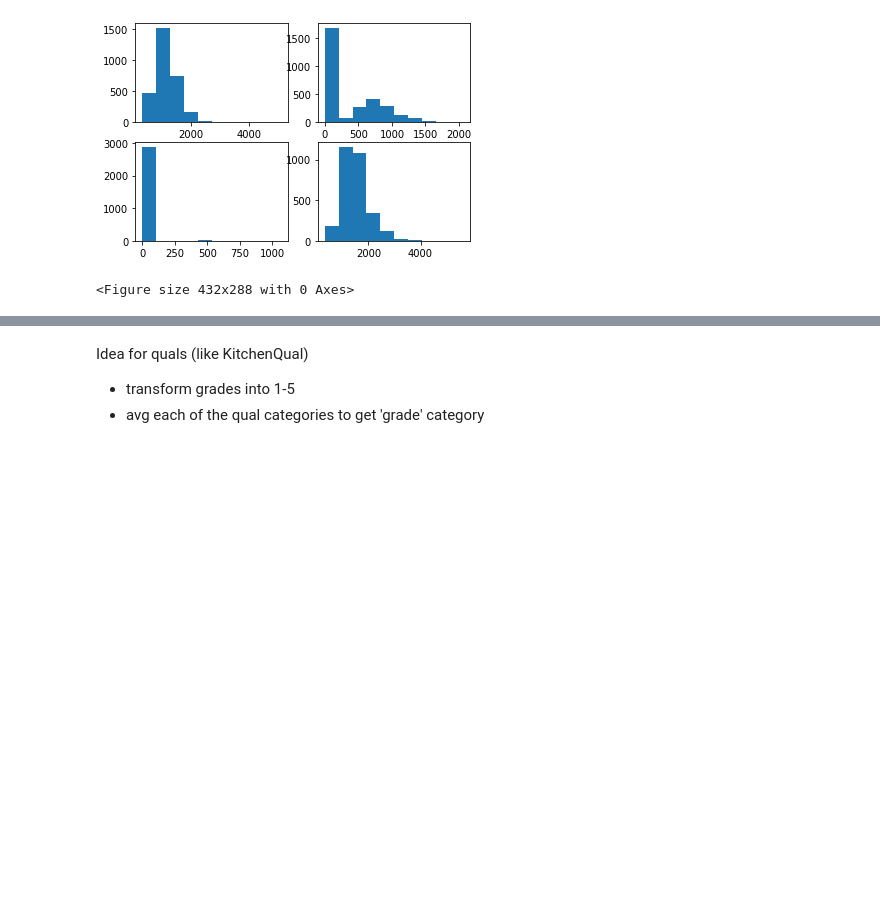
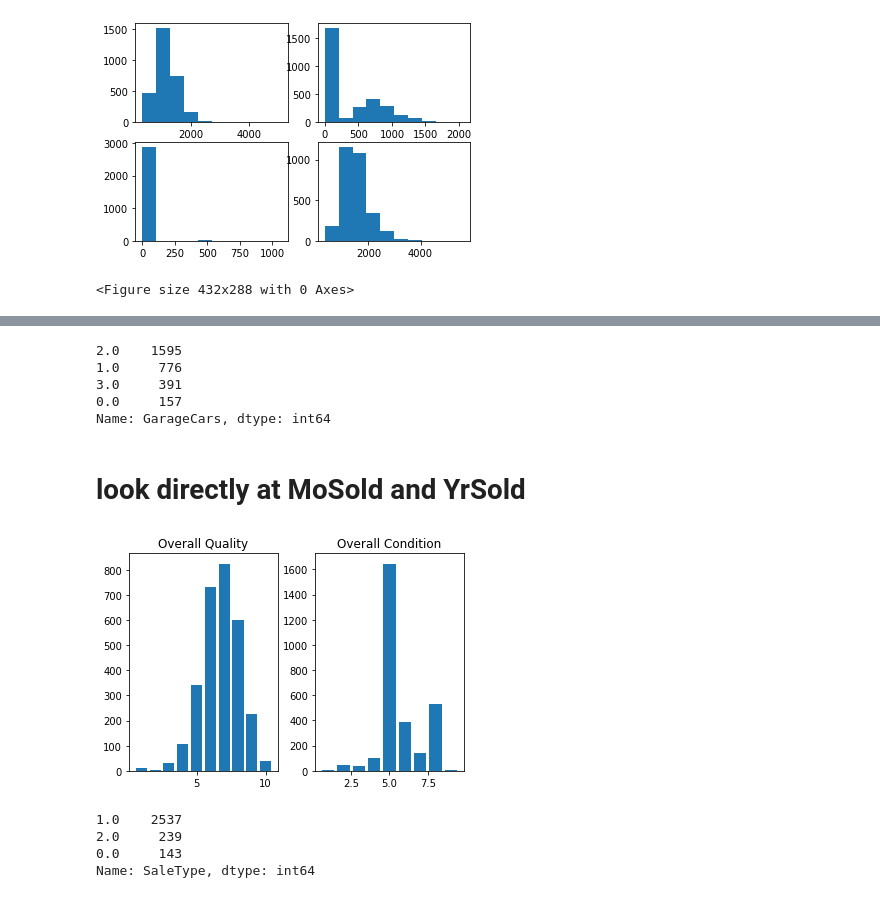
Before and after one commit to MikaO13/House-Prices-Regression, a Jupyter notebook: house_prices.ipynb, the cells around one changed output, grey strips where cells are left out. Drawn from its saved outputs; the diff is of its cells as text; code cells hidden in the pictures; blank space fills up the shorter version.

```diff
--- a/house_prices.ipynb
+++ b/house_prices.ipynb
@@ -189 +195,6 @@ df['LivingArea'] = df['GrLivArea'] + 0.25*df['LowQualFinSF']
+# %%
+areaCols = ['LotFrontage', 'LotArea', 'LivingArea', 'PorchArea', 'MasVnrArea', 'BsmtFinSF1', 'BsmtFinSF2', 'TotalBsmtSF', '1stFlrSF', '2ndFlrSF', 'LowQualFinSF', 'GrLivArea', 'GarageArea']
+for col in areaCols:
+    df[col].fillna(df[col].median(), inplace=True)
+    df[col] = np.log10(df[col] + 1)
 # %%
@@ -199,4 +217,48 @@ df['TotAreasAbvGrd'] = df['FullBath'] + 0.5*df['HalfBath'] + df['KitchenAbvGr']
-# %% [markdown]
-Idea for quals (like KitchenQual)
-- transform grades into 1-5
-- avg each of the qual categories to get 'grade' category
+# %%
+df.GarageCars = df.GarageCars.map(lambda x: 3.0 if x == 5.0 or x == 4.0 else x)
+df['GarageCars'].fillna(df.GarageCars.mode()[0], inplace=True)
+df.GarageCars.value_counts()
+# %% [output]
+2.0    1595
+1.0     776
+3.0     391
+0.0     157
+Name: GarageCars, dtype: int64
+# %%
+df['HouseAge'] = df['YrSold'] - df['YearBuilt']
+df['RemodelAge'] = df['YrSold'] - df['YearRemodAdd']
+# %% [markdown]
+# look directly at MoSold and YrSold
+# %%
+qualityValues = {'Ex': 1, 'Gd': 2, 'TA': 3, 'Fa': 4, 'Po': 5, 'NA': 6}
+
+qualityCols = ['ExterQual', 'ExterCond', 'BsmtQual', 'BsmtCond', 'HeatingQC', 'KitchenQual', 'FireplaceQu', 'GarageQual', 'GarageCond']
+
+for col in qualityCols:
+    df[col] = df[col].map(qualityValues)
+    df[col].fillna(6, inplace=True)
+
+
+
+#BsmtFinType1, BsmtFinType2
+# %%
+#bar or pie OverallQual & OverallCond
+plt.subplot(1, 2, 1)
+plt.bar(df['OverallQual'].unique(), df['OverallQual'].value_counts())
+plt.title('Overall Quality')
+plt.subplot(1, 2, 2)
+plt.bar(df['OverallCond'].unique(), df['OverallCond'].value_counts())
+plt.title('Overall Condition')
+plt.subplots_adjust(wspace=0.25)
+# %% [output]
+[figure, added]
+# %%
+saleMap = {'COD': 0, 'ConLD': 0, 'ConLI': 0, 'ConLw': 0, 'Con': 0, 'Oth': 0, 'WD': 1, 'CWD': 1, 'New': 2}
+df['SaleType'] = df['SaleType'].map(saleMap)
+df['SaleType'].fillna(0, inplace=True)
+df['SaleType'].value_counts()
+# %% [output]
+1.0    2537
+2.0     239
+0.0     143
+Name: SaleType, dtype: int64
```
Also changed, not shown: parts of 22 cells of this notebook, 1 other file.
